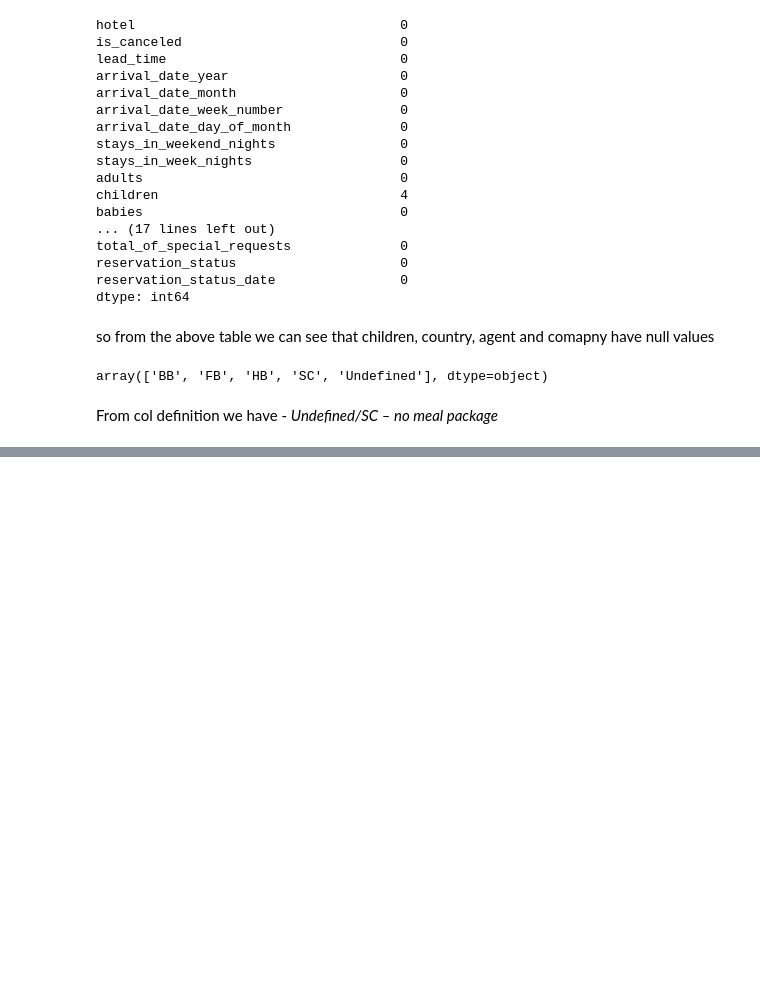
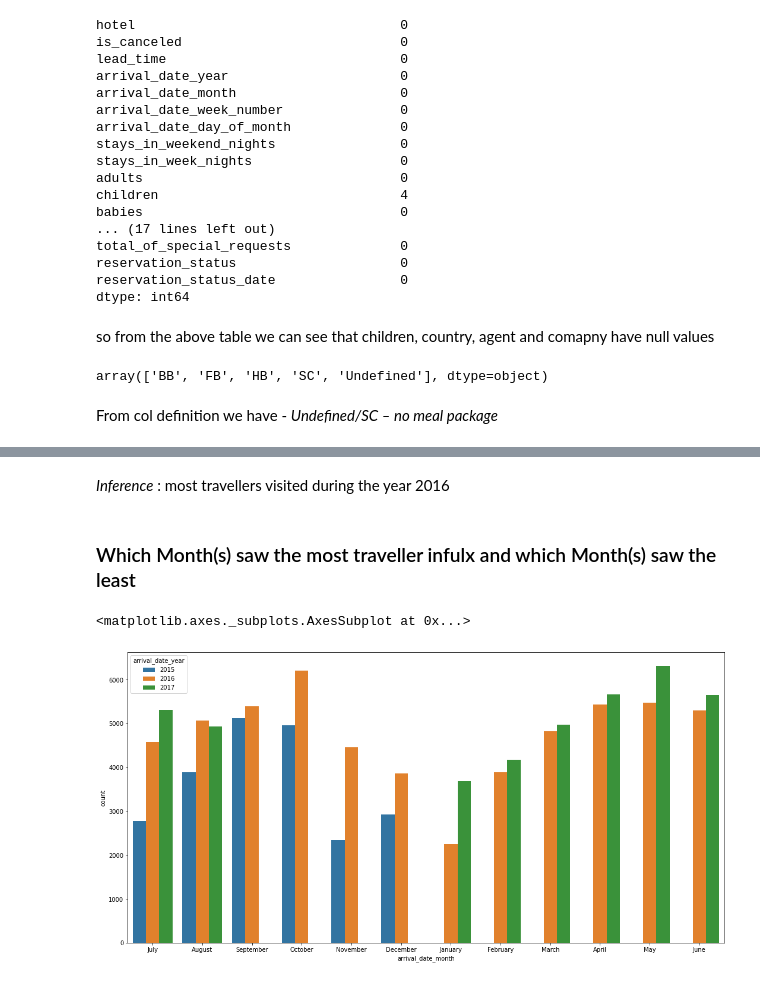
Before and after one commit to Sukruthr/Hotel-Booking-Data-EDA, a Jupyter notebook: EDA_HBD.ipynb, the cells around one changed output, grey strips where cells are left out. Saved outputs shown, nothing was run; the diff lists cells and outputs as text; code cells hidden in the pictures; blank space fills up the shorter version.

```diff
--- a/EDA_HBD.ipynb
+++ b/EDA_HBD.ipynb
@@ -228,0 +259,11 @@ df['meal'].replace("Undefined","SC",inplace = True)
+# %% [markdown]
+*Inference* : most travellers visited during the year 2016
+# %% [markdown]
+### Which Month(s) saw the most traveller infulx and which Month(s) saw the least
+# %%
+# comment
+countplt = plt.subplots(figsize = (18,9))
+sns.countplot(data = df, x = 'arrival_date_month', hue = 'arrival_date_year' )
+# %% [output]
+<matplotlib.axes._subplots.AxesSubplot at 0x...>
+[figure, added]
```
Also changed, not shown: parts of 58 cells of this notebook.
